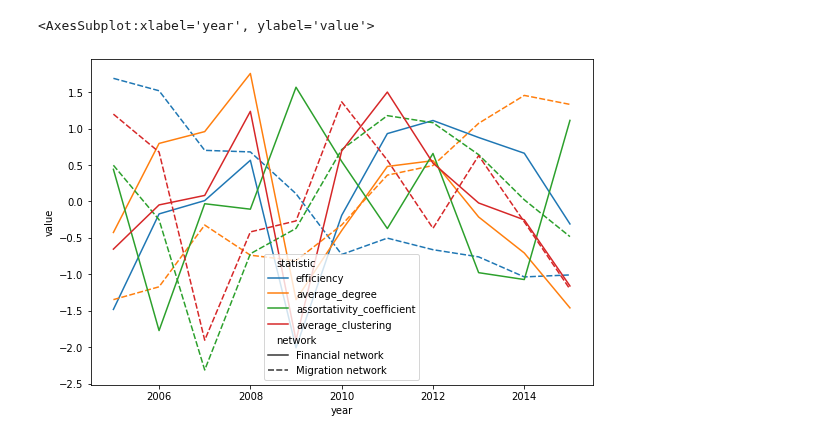
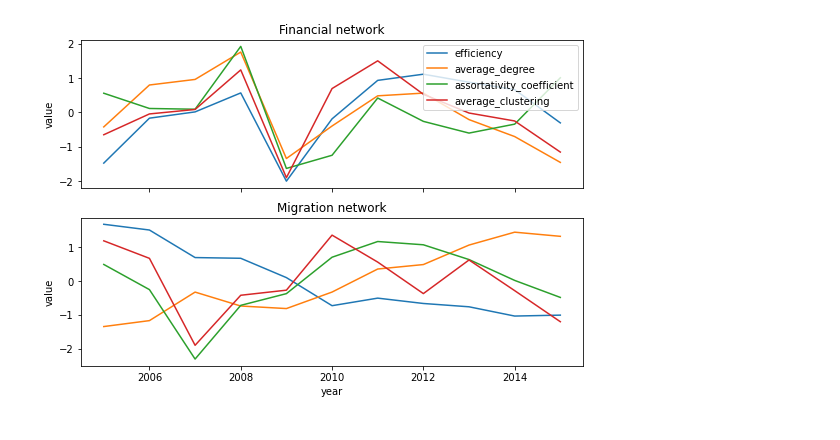
Before and after one commit to jaimeoliver1/social_capital_in_trade_networks, a Jupyter notebook: notebooks/04_NetworkDescripiton.ipynb, the cells around one changed output. Drawn from its saved outputs; the diff is of its cells as text; code cells hidden in the pictures.

```diff
--- a/notebooks/04_NetworkDescripiton.ipynb
+++ b/notebooks/04_NetworkDescripiton.ipynb
@@ -33,12 +35,23 @@ df_migration['network'] = 'Migration network'
 df = pd.concat([df_financial, df_migration], axis=0)
 df = df.reset_index().set_index(['index', 'network']).stack().reset_index()
 df.columns = ['year', 'network', 'statistic', 'value']
-# %%
-import seaborn as sns
-
-fig,ax = plt.subplots(figsize = (9,6))
-
-sns.lineplot(data=df, x="year", y="value", hue="statistic", style="network", ax=ax)
-# %% [output]
-<AxesSubplot:xlabel='year', ylabel='value'>
-[figure, removed]
+# %%
+import seaborn as sns
+
+fig, (ax1, ax2)  = plt.subplots(2, 1, figsize = (9,6), sharex=True)
+
+sns.lineplot(data=df[df.network=='Financial network'], x="year", y="value", hue="statistic", ax=ax1)
+ax1.legend(loc='upper right')
+ax1.title.set_text('Financial network')
+
+sns.lineplot(data=df[df.network=='Migration network'], x="year", y="value", hue="statistic", ax=ax2)
+ax2.get_legend().remove()
+ax2.title.set_text('Migration network')
+
+
+save_to = os.path.join(Path(output_filepath).parent.parent.resolve(), 'reports', 'figures', 'network_descriptions.png')
+plt.savefig(save_to)
+
+plt.show()
+# %% [output]
+[figure, added]
```
Also changed, not shown: parts of 1 cell of this notebook, 4 other files.
